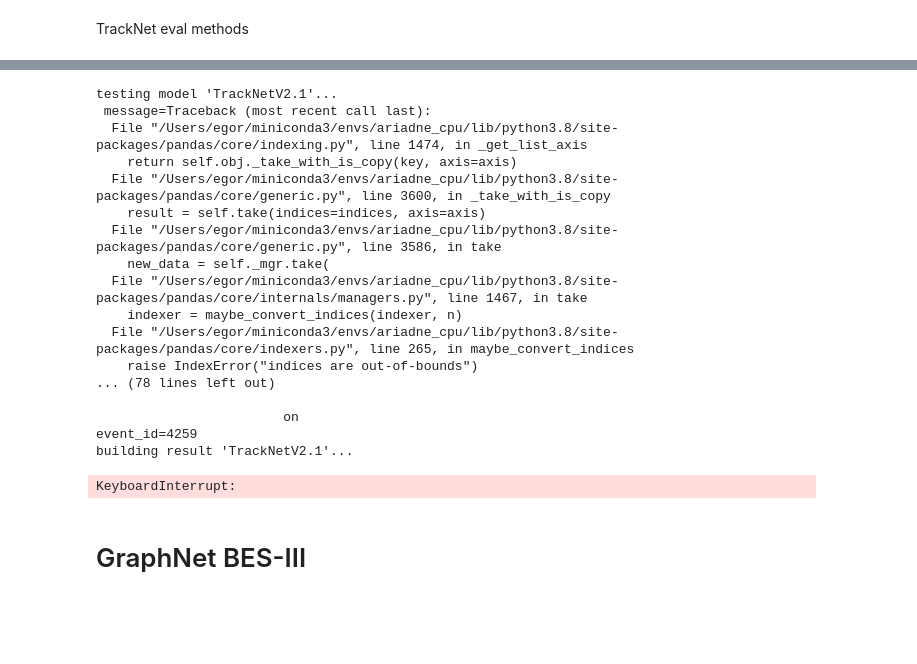
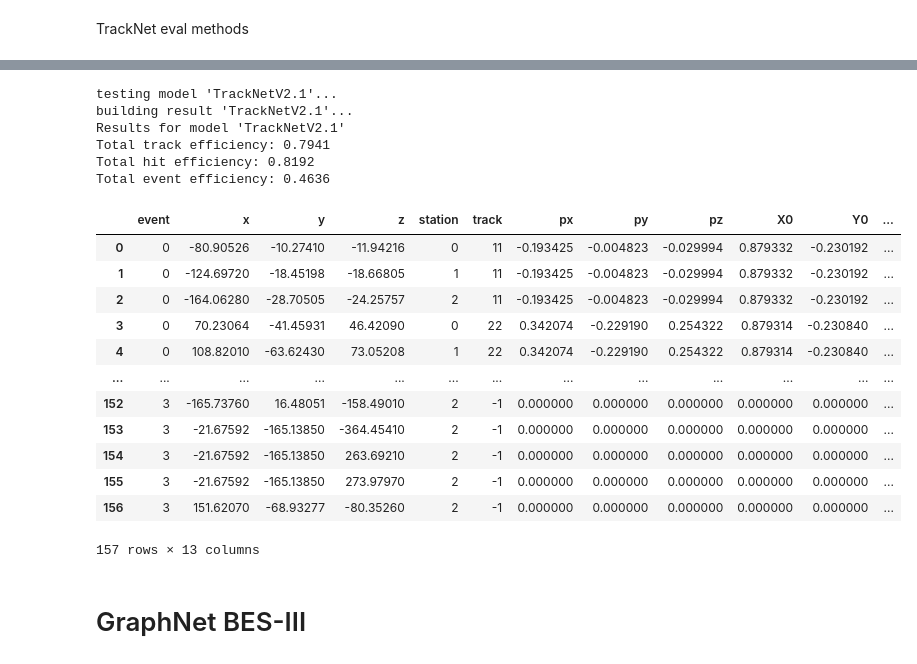
Before and after one commit to t3hseus/ariadne, a Jupyter notebook: notebooks/graphnet_tracknet_eval.ipynb, the cells around one changed output, grey strips where cells are left out. Saved outputs shown, nothing was run; the diff lists cells and outputs as text; code cells hidden in the pictures; blank space fills up the shorter version.

```diff
--- a/notebooks/graphnet_tracknet_eval.ipynb
+++ b/notebooks/graphnet_tracknet_eval.ipynb
@@ -439,24 +468,28 @@ p
 # %%
-res_tracknet = build_model_results("TrackNetV2.1", events, load_tracknet_models, preprocess_one_event, run_tracknet_eval)
+res_tracknet = build_model_results("TrackNetV2.1", events_to_analyze, load_tracknet_models, preprocess_one_event, run_tracknet_eval)
 # %% [output]
 testing model 'TrackNetV2.1'...
- message=Traceback (most recent call last):
-  File "/Users/egor/miniconda3/envs/ariadne_cpu/lib/python3.8/site-packages/pandas/core/indexing.py", line 1474, in _get_list_axis
-    return self.obj._take_with_is_copy(key, axis=axis)
-  File "/Users/egor/miniconda3/envs/ariadne_cpu/lib/python3.8/site-packages/pandas/core/generic.py", line 3600, in _take_with_is_copy
-    result = self.take(indices=indices, axis=axis)
-  File "/Users/egor/miniconda3/envs/ariadne_cpu/lib/python3.8/site-packages/pandas/core/generic.py", line 3586, in take
-    new_data = self._mgr.take(
-  File "/Users/egor/miniconda3/envs/ariadne_cpu/lib/python3.8/site-packages/pandas/core/internals/managers.py", line 1467, in take
-    indexer = maybe_convert_indices(indexer, n)
-  File "/Users/egor/miniconda3/envs/ariadne_cpu/lib/python3.8/site-packages/pandas/core/indexers.py", line 265, in maybe_convert_indices
-    raise IndexError("indices are out-of-bounds")
-... (78 lines left out)
-
-                        on
-event_id=4259
 building result 'TrackNetV2.1'...
+Results for model 'TrackNetV2.1'
+Total track efficiency: 0.7941
+Total hit efficiency: 0.8192
+Total event efficiency: 0.4636
-KeyboardInterrupt:
+# %%
+events_to_analyze
+# %% [output]
+|  | event | x | y | z | station | track | px | py | pz | X0 | Y0 | ... |
+| 0 | 0 | -80.90526 | -10.27410 | -11.94216 | 0 | 11 | -0.193425 | -0.004823 | -0.029994 | 0.879332 | -0.230192 | ... |
+| 1 | 0 | -124.69720 | -18.45198 | -18.66805 | 1 | 11 | -0.193425 | -0.004823 | -0.029994 | 0.879332 | -0.230192 | ... |
+| 2 | 0 | -164.06280 | -28.70505 | -24.25757 | 2 | 11 | -0.193425 | -0.004823 | -0.029994 | 0.879332 | -0.230192 | ... |
+| 3 | 0 | 70.23064 | -41.45931 | 46.42090 | 0 | 22 | 0.342074 | -0.229190 | 0.254322 | 0.879314 | -0.230840 | ... |
+| 4 | 0 | 108.82010 | -63.62430 | 73.05208 | 1 | 22 | 0.342074 | -0.229190 | 0.254322 | 0.879314 | -0.230840 | ... |
+| ... | ... | ... | ... | ... | ... | ... | ... | ... | ... | ... | ... | ... |
+| 152 | 3 | -165.73760 | 16.48051 | -158.49010 | 2 | -1 | 0.000000 | 0.000000 | 0.000000 | 0.000000 | 0.000000 | ... |
+| 153 | 3 | -21.67592 | -165.13850 | -364.45410 | 2 | -1 | 0.000000 | 0.000000 | 0.000000 | 0.000000 | 0.000000 | ... |
+| 154 | 3 | -21.67592 | -165.13850 | 263.69210 | 2 | -1 | 0.000000 | 0.000000 | 0.000000 | 0.000000 | 0.000000 | ... |
+| 155 | 3 | -21.67592 | -165.13850 | 273.97970 | 2 | -1 | 0.000000 | 0.000000 | 0.000000 | 0.000000 | 0.000000 | ... |
+| 156 | 3 | 151.62070 | -68.93277 | -80.35260 | 2 | -1 | 0.000000 | 0.000000 | 0.000000 | 0.000000 | 0.000000 | ... |
+157 rows × 13 columns
 # %% [markdown]
 # GraphNet BES-III
 # %%
```
Also changed, not shown: parts of 10 cells of this notebook.
